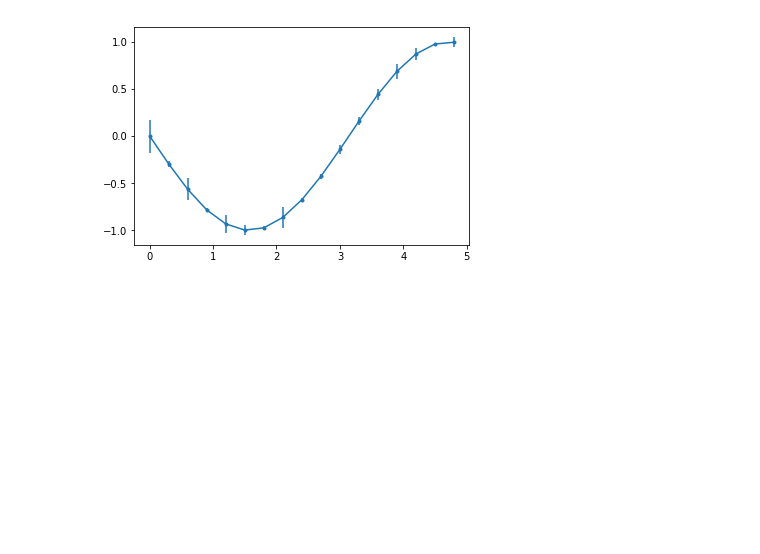
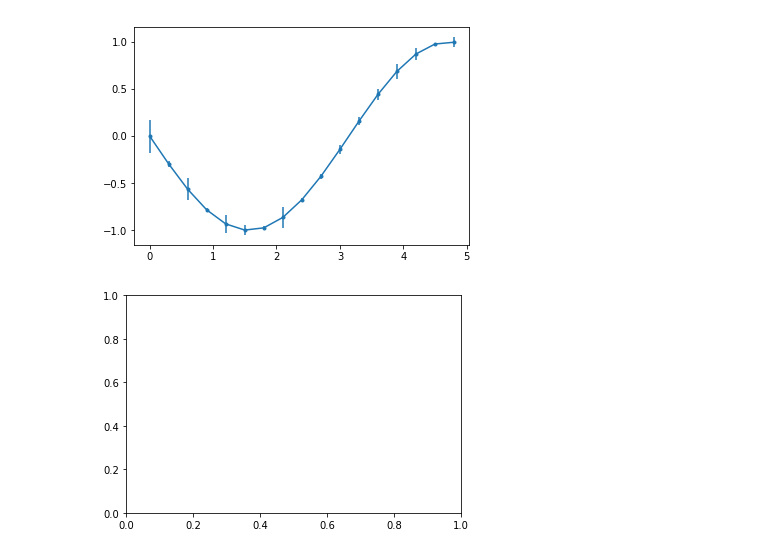
Before and after one commit to edvgha/122, a Jupyter notebook: cnn/matplotlib.ipynb, the cells around one changed output. Drawn from its saved outputs; the diff is of its cells as text; code cells hidden in the pictures; blank space fills up the shorter version.

```diff
--- a/cnn/matplotlib.ipynb
+++ b/cnn/matplotlib.ipynb
@@ -203,3 +203,13 @@ plt.errorbar(x, y, yerr=e1, fmt='.-')
 plt.show()
 # %% [output]
 [figure]
+# %%
+import matplotlib.pyplot as plt
+%matplotlib inline
+
+fig = plt.figure()
+ax = fig.add_subplot(111)
+
+plt.show()
+# %% [output]
+[figure, added]
```
Also changed, not shown: parts of 8 cells of this notebook, 2 other files.
